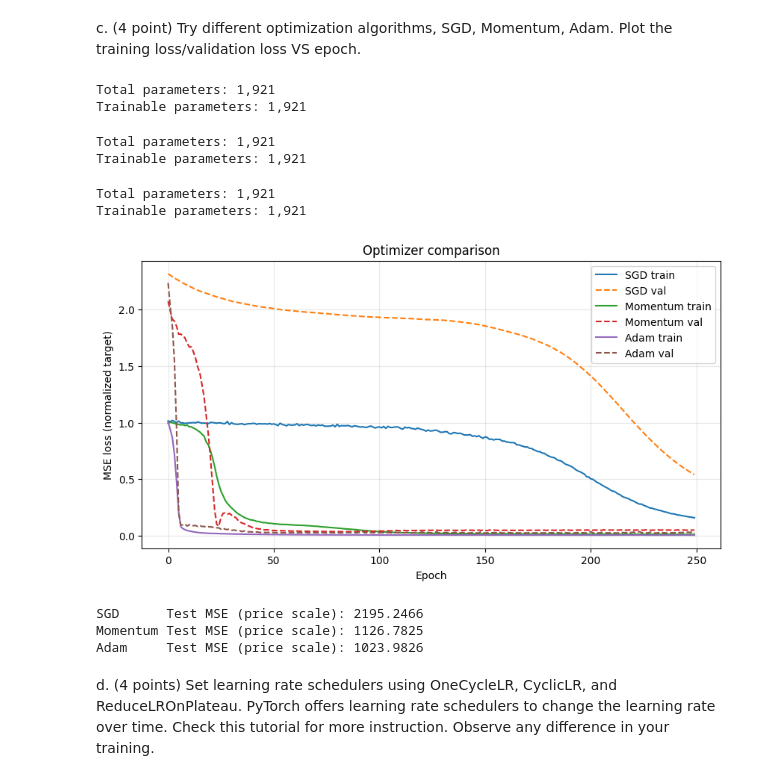
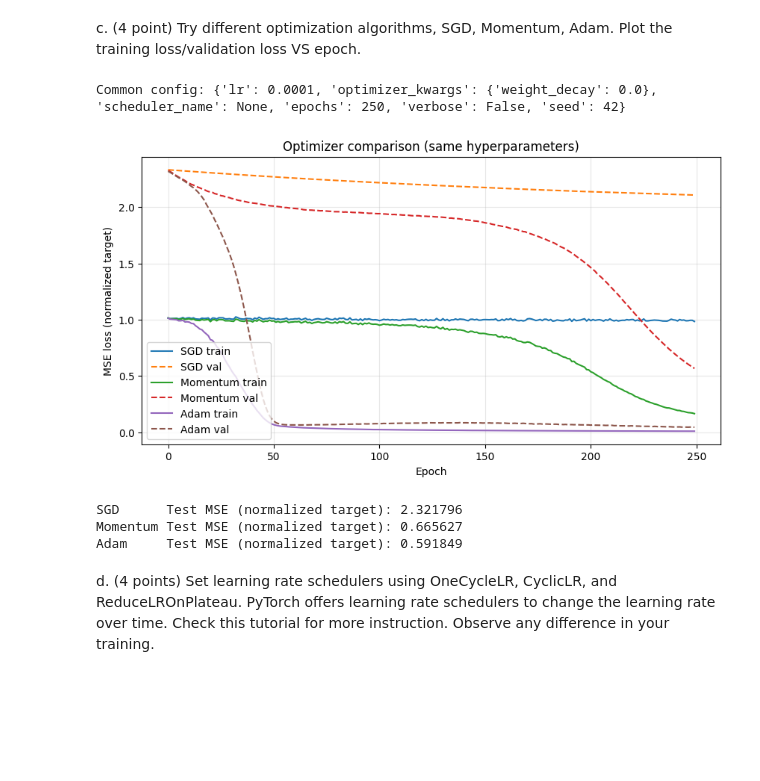
Before and after one commit to iAaronLau/ANN2026, a Jupyter notebook: hw1.ipynb, the cells around one changed output. Cells and saved outputs as stored; diff of their text form; code cells hidden in the pictures; blank space fills up the shorter version.

```diff
--- a/hw1.ipynb
+++ b/hw1.ipynb
@@ -288,44 +377,53 @@ def train_model(optimizer_name='adam', lr=1e-3, scheduler_name=None, epochs=200)
 # %% [markdown]
 c. (4 point) Try different optimization algorithms, SGD, Momentum, Adam. Plot the training loss/validation loss VS epoch.
 # %%
+# Keep the training setup identical across optimizers for fair comparison
+common_train_cfg = {
+    'lr': 1e-4,
+    'optimizer_kwargs': {
+        'weight_decay': 0.01,
+    },
+    'scheduler_name': None,
+    'epochs': 250,
+    'verbose': False,
+    'seed': 42,
+}
+
 optimizer_configs = {
-    'SGD': {'optimizer_name': 'sgd', 'lr': 1e-3},
-    'Momentum': {'optimizer_name': 'momentum', 'lr': 1e-3},
-    'Adam': {'optimizer_name': 'adam', 'lr': 1e-3},
+    'SGD': {'optimizer_name': 'sgd'},
+    'Momentum': {'optimizer_name': 'momentum'},
+    'Adam': {'optimizer_name': 'adam'},
 }
 
 opt_histories = {}
 opt_test_mse = {}
 
 for name, cfg in optimizer_configs.items():
-    _, hist, test_mse = train_model(**cfg, scheduler_name=None, epochs=250)
-    opt_histories[name] = hist
-    opt_test_mse[name] = test_mse
+    out = train_model(**cfg, **common_train_cfg)
+    opt_histories[name] = out['history']
+    opt_test_mse[name] = out['test_mse']
+
+print('Common config:', common_train_cfg)
 
 plt.figure(figsize=(10, 5))
 for name, hist in opt_histories.items():
     plt.plot(hist['train_loss'], label=f'{name} train')
     plt.plot(hist['val_loss'], '--', label=f'{name} val')
 plt.xlabel('Epoch')
 plt.ylabel('MSE loss (normalized target)')
-plt.title('Optimizer comparison')
+plt.title('Optimizer comparison (same hyperparameters)')
 plt.legend()
 plt.grid(alpha=0.3)
 plt.show()
 
 for name, mse in opt_test_mse.items():
-    print(f'{name:8s} Test MSE (price scale): {mse:.4f}')
+    print(f'{name:8s} Test MSE (normalized target): {mse:.6f}')
 # %% [output]
-Total parameters: 1,921
-Trainable parameters: 1,921
+Common config: {'lr': 0.0001, 'optimizer_kwargs': {'weight_decay': 0.0}, 'scheduler_name': None, 'epochs': 250, 'verbose': False, 'seed': 42}
+[figure, new version]
-Total parameters: 1,921
-Trainable parameters: 1,921
+SGD      Test MSE (normalized target): 2.321796
+Momentum Test MSE (normalized target): 0.665627
+Adam     Test MSE (normalized target): 0.591849
-Total parameters: 1,921
-Trainable parameters: 1,921
-[figure, old version]
-SGD      Test MSE (price scale): 2195.2466
-Momentum Test MSE (price scale): 1126.7825
-Adam     Test MSE (price scale): 1023.9826
 # %% [markdown]
 d. (4 points) Set learning rate schedulers using OneCycleLR, CyclicLR, and ReduceLROnPlateau. PyTorch offers learning rate schedulers to change the learning rate over time. Check this tutorial for more instruction. Observe any difference in your training.
 # %%
```
Also changed, not shown: parts of 4 cells of this notebook, 2 other files.
